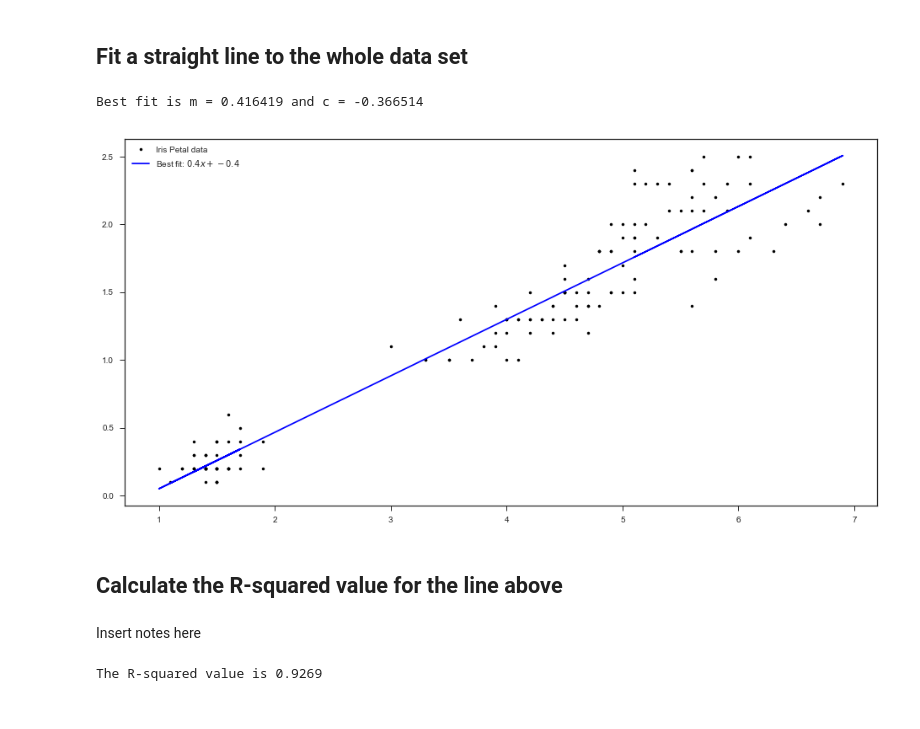
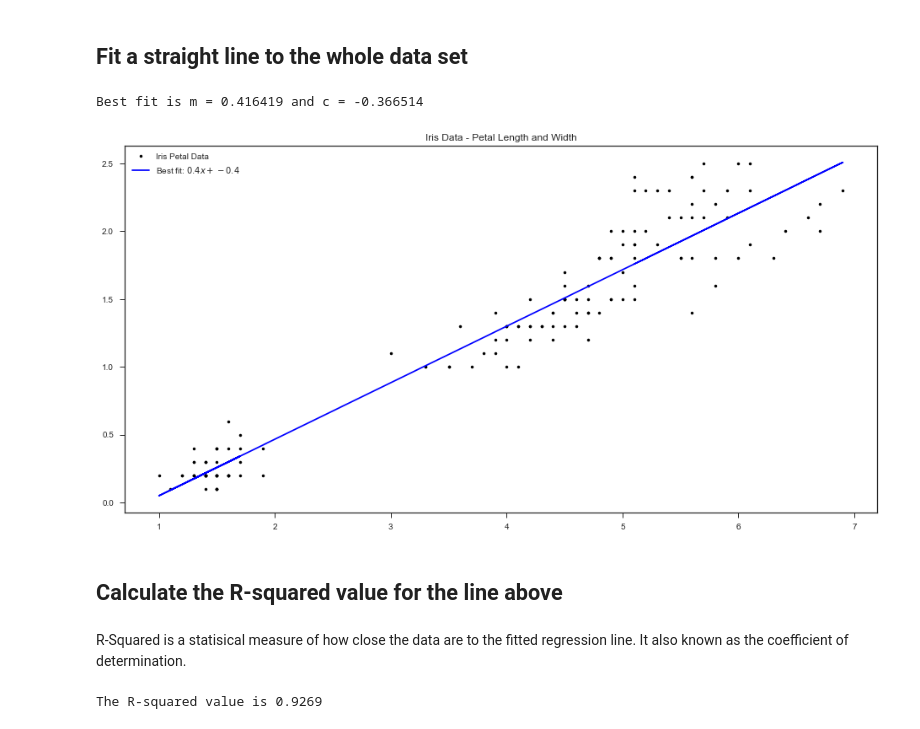
Before and after one commit to damiannolan/iris-data-set, a Jupyter notebook: iris-data-set.ipynb, the cells around one changed output. Cells and saved outputs as stored; diff of their text form; code cells hidden in the pictures.

```diff
--- a/iris-data-set.ipynb
+++ b/iris-data-set.ipynb
@@ -109,19 +109,20 @@ pl.show()
 # %%
 m, c = np.polyfit(petal_length, petal_width, 1)
 print("Best fit is m = %f and c = %f" % (m, c))
 
 # Plot the best fit line.
-pl.plot(petal_length, petal_width, 'k.', label='Iris Petal Data - ')
+pl.plot(petal_length, petal_width, 'k.', label='Iris Petal Data')
 pl.plot(petal_length, m * petal_length + c, 'b-', label='Best fit: $%0.1f x + %0.1f$' % (m,c))
+pl.title('Iris Data - Petal Length and Width')
 pl.legend()
 pl.show()
 # %% [output]
 Best fit is m = 0.416419 and c = -0.366514
-[figure, old version]
+[figure, new version]
 # %% [markdown]
 ## Calculate the R-squared value for the line above
-# %% [markdown]
-Insert notes here
+# %% [markdown]
+R-Squared is a statisical measure of how close the data are to the fitted regression line. It also known as the coefficient of determination.
 # %%
 # Calculate the R-squared value for our data set.
 
```
Also changed, not shown: parts of 4 cells of this notebook.
